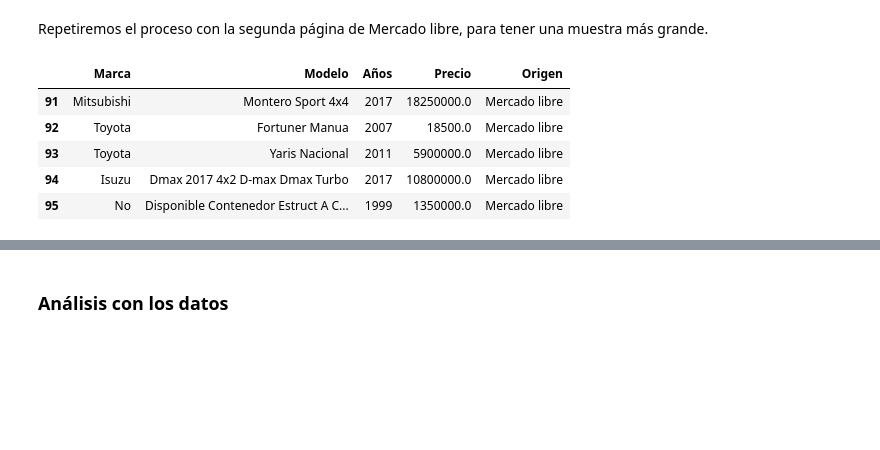
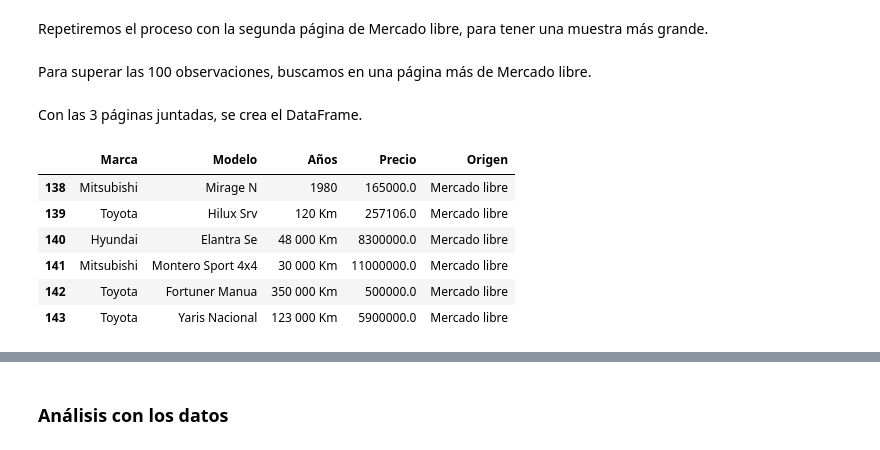
Before and after one commit to Santifer0803/Proyecto_individual_herramientas_II, a Jupyter notebook: cod/Proyecto_individual.ipynb, the cells around one changed output, grey strips where cells are left out. Saved outputs shown, nothing was run; the diff lists cells and outputs as text; code cells hidden in the pictures; blank space fills up the shorter version.

```diff
--- a/cod/Proyecto_individual.ipynb
+++ b/cod/Proyecto_individual.ipynb
@@ -508,21 +508,57 @@ marcas = marcas + marcas_2
 modelos = modelos + modelos_2
 annos = annos + annos_2
 precios = precios + precios_2
+# %% [markdown]
+Para superar las 100 observaciones, buscamos en una página más de Mercado libre.
+# %%
+# Se selecciona el url del que se extraerá la información
+url = "https://autos.mercadolibre.co.cr/autos-camionetas/usados/autos-usados_Desde_97_NoIndex_True"
+
+# Manda una solicitud para obtener la información de la página web (librería requests)
+respuesta = requests.get(url)
+
+# Se analiza la información del HTML (librería BeautifulSoup)
+sopa = BeautifulSoup(respuesta.content, 'html.parser')
+# %%
+# Se extraen la marca y el modelo
+modelos_unidos_3 = elementos_simples(sopa, 'h2', 'poly-box')
+
+# La primera palabra es la marca, el resto es el modelo, por lo que se separa cada una
+marcas_3 = [entrada.split()[0] for entrada in modelos_unidos_2]
+modelos_3 = [" ".join(entrada.split()[1:]) for entrada in modelos_unidos_2]
+
+# Se extrae el año del vehículo
+annos_3 = elementos_simples(sopa, 'li', 'poly-attributes-list__item poly-attributes-list__bar')
+
+# Se dejan solo las entradas impares (1, 3, 5, 7, ...) pues las pares contienen el kilometraje, el cuál no se ocupa para este proceso
+annos_3 = annos_3[::2]
+
+# Se obtienen los precios
+precios_3 = precio_final(sopa)
+# %%
+# Se juntan las listas anteriores
+marcas = marcas + marcas_3
+modelos = modelos + modelos_3
+annos = annos + annos_3
+precios = precios + precios_3
+# %% [markdown]
+Con las 3 páginas juntadas, se crea el DataFrame.
 # %%
 df_carros_b = pd.DataFrame(
     {"Marca": marcas,
      "Modelo": modelos,
      "Años": annos,
      "Precio": precios}
 )
 
 df_carros_b['Origen'] = 'Mercado libre'
 
-df_carros_b.tail()
+df_carros_b.tail(6)
 # %% [output]
 |  | Marca | Modelo | Años | Precio | Origen |
-| 91 | Mitsubishi | Montero Sport 4x4 | 2017 | 18250000.0 | Mercado libre |
-| 92 | Toyota | Fortuner Manua | 2007 | 18500.0 | Mercado libre |
-| 93 | Toyota | Yaris Nacional | 2011 | 5900000.0 | Mercado libre |
-| 94 | Isuzu | Dmax 2017 4x2 D-max Dmax Turbo | 2017 | 10800000.0 | Mercado libre |
-| 95 | No | Disponible Contenedor Estruct A C... | 1999 | 1350000.0 | Mercado libre |
+| 138 | Mitsubishi | Mirage N | 1980 | 165000.0 | Mercado libre |
+| 139 | Toyota | Hilux Srv | 120 Km | 257106.0 | Mercado libre |
+| 140 | Hyundai | Elantra Se | 48 000 Km | 8300000.0 | Mercado libre |
+| 141 | Mitsubishi | Montero Sport 4x4 | 30 000 Km | 11000000.0 | Mercado libre |
+| 142 | Toyota | Fortuner Manua | 350 000 Km | 500000.0 | Mercado libre |
+| 143 | Toyota | Yaris Nacional | 123 000 Km | 5900000.0 | Mercado libre |
```
Also changed, not shown: parts of 11 cells of this notebook, 1 other file.
